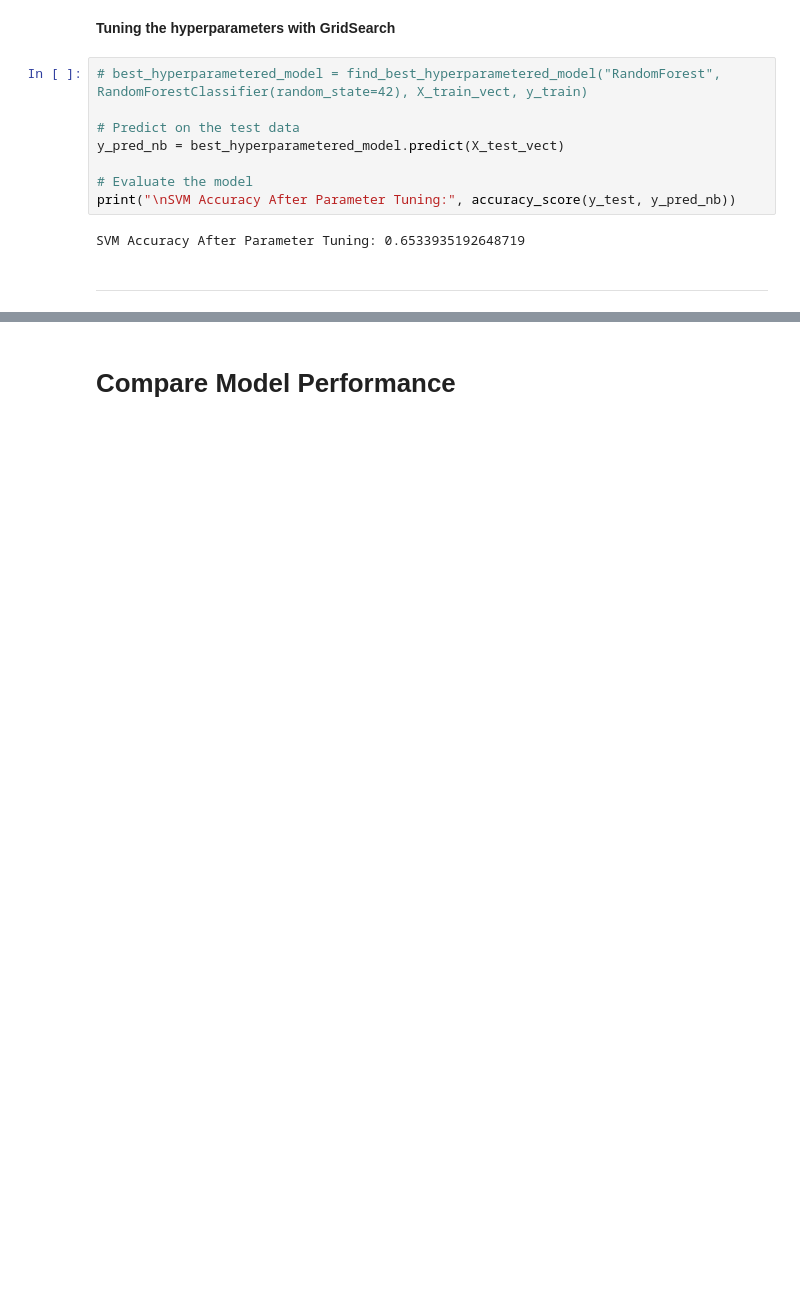
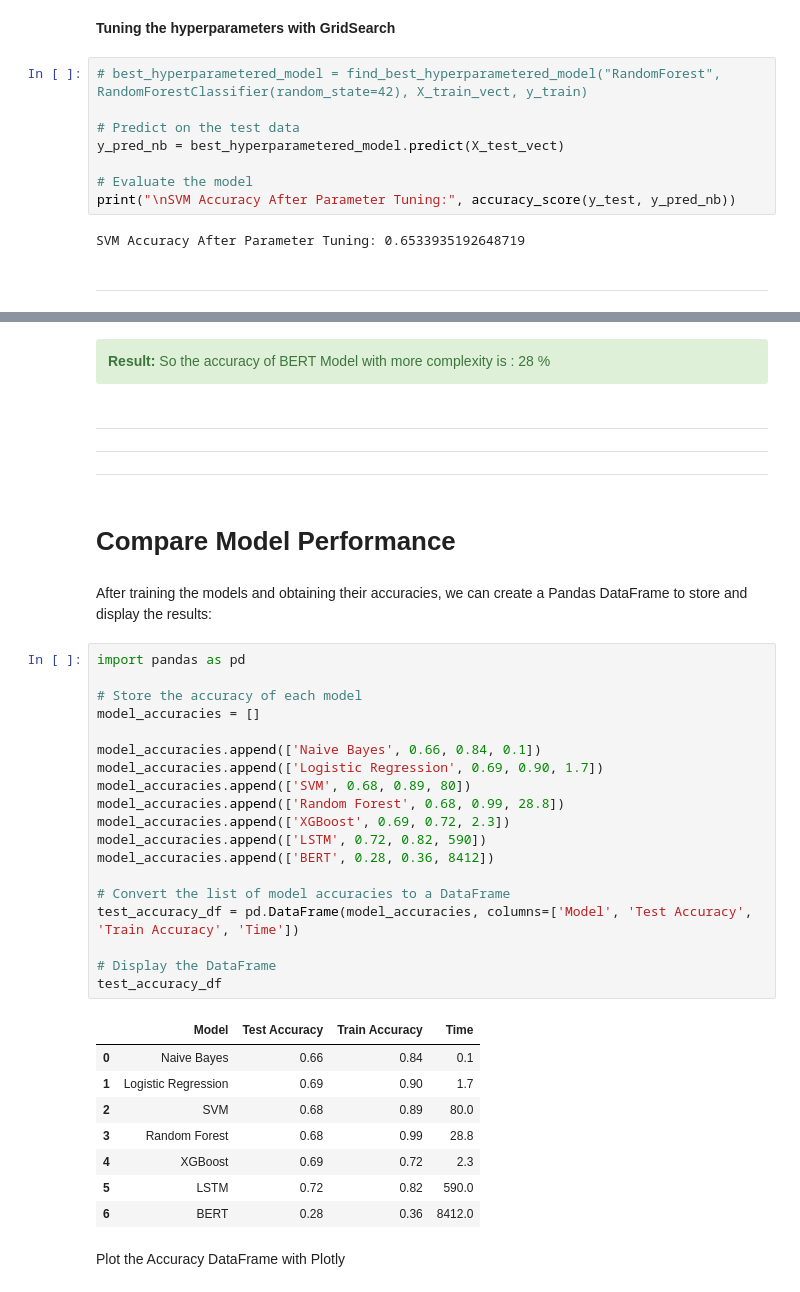
Before and after one commit to mahshid1373/Final_Project, a Jupyter notebook: main.ipynb, the cells around one changed output, grey strips where cells are left out. Saved outputs shown, nothing was run; the diff lists cells and outputs as text; blank space fills up the shorter version.

```diff
--- a/main.ipynb
+++ b/main.ipynb
@@ -630,2 +1004,43 @@ Requirement already satisfied: scipy in /Users/Erfan/Library/Python/3.9/lib/pyth
+# %% [markdown]
+<div class="alert alert-block alert-success">
+<b>Result:</b>
+So the accuracy of BERT Model with more complexity is : 28 %
+</div>
+# %% [markdown]
+***
+***
+***
 # %% [markdown]
 # Compare Model Performance
+# %% [markdown]
+After training the models and obtaining their accuracies, we can create a Pandas DataFrame to store and display the results:
+# %%
+import pandas as pd
+
+# Store the accuracy of each model
+model_accuracies = []
+
+model_accuracies.append(['Naive Bayes', 0.66, 0.84, 0.1])
+model_accuracies.append(['Logistic Regression', 0.69, 0.90, 1.7])
+model_accuracies.append(['SVM', 0.68, 0.89, 80])
+model_accuracies.append(['Random Forest', 0.68, 0.99, 28.8])
+model_accuracies.append(['XGBoost', 0.69, 0.72, 2.3])
+model_accuracies.append(['LSTM', 0.72, 0.82, 590])
+model_accuracies.append(['BERT', 0.28, 0.36, 8412])
+
+# Convert the list of model accuracies to a DataFrame
+test_accuracy_df = pd.DataFrame(model_accuracies, columns=['Model', 'Test Accuracy', 'Train Accuracy', 'Time'])
+
+# Display the DataFrame
+test_accuracy_df
+# %% [output]
+|  | Model | Test Accuracy | Train Accuracy | Time |
+| 0 | Naive Bayes | 0.66 | 0.84 | 0.1 |
+| 1 | Logistic Regression | 0.69 | 0.90 | 1.7 |
+| 2 | SVM | 0.68 | 0.89 | 80.0 |
+| 3 | Random Forest | 0.68 | 0.99 | 28.8 |
+| 4 | XGBoost | 0.69 | 0.72 | 2.3 |
+| 5 | LSTM | 0.72 | 0.82 | 590.0 |
+| 6 | BERT | 0.28 | 0.36 | 8412.0 |
+# %% [markdown]
+Plot the Accuracy DataFrame with Plotly
```
Also changed, not shown: parts of 49 cells of this notebook, 1 other file.
